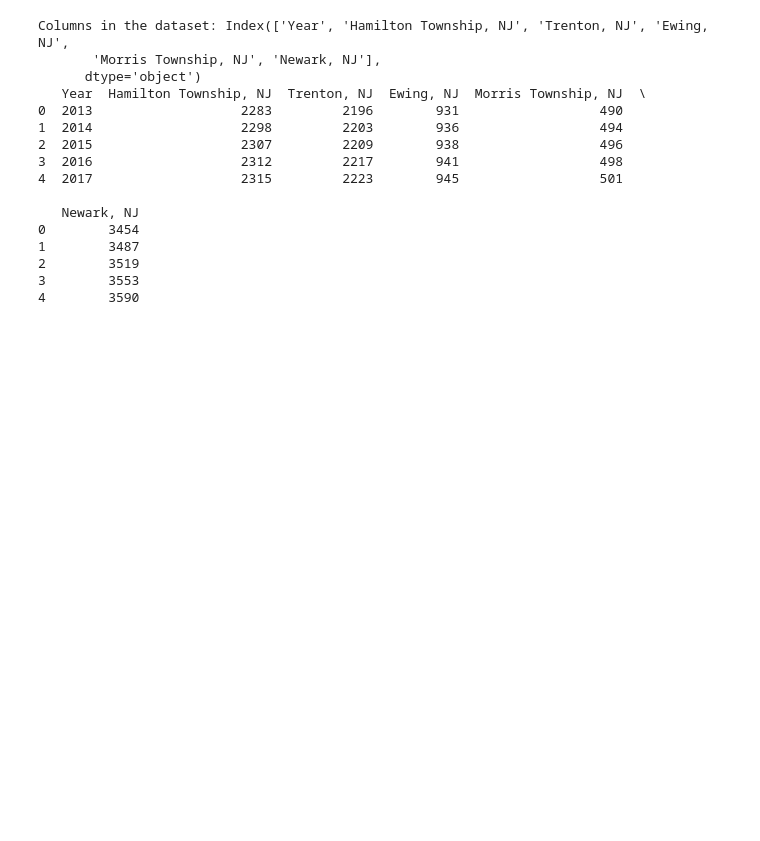
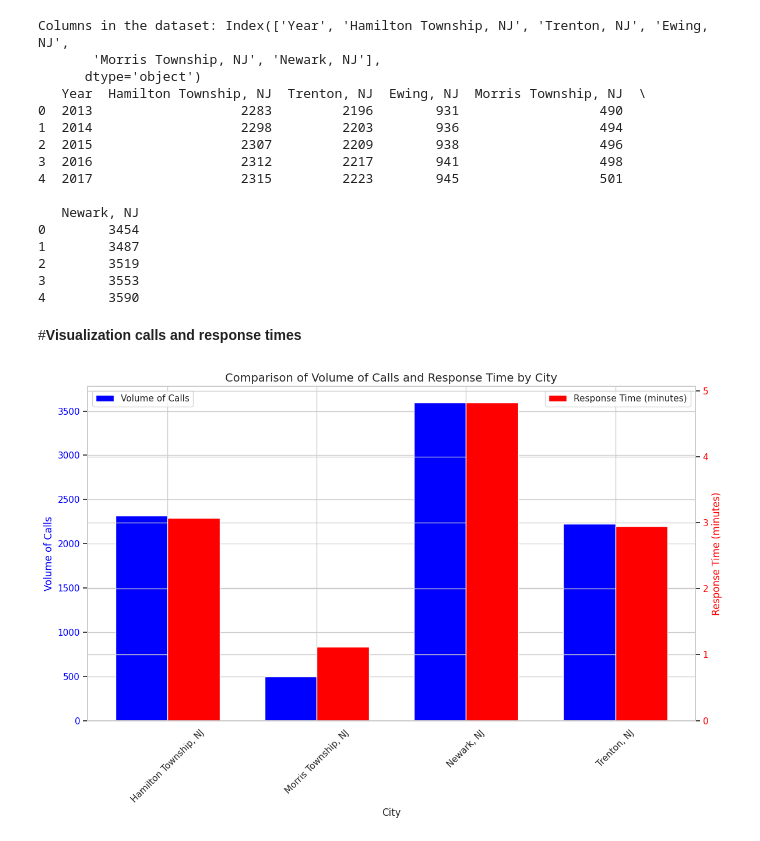
Before and after one commit to erikaguiracocha/Capstone-Project, a Jupyter notebook: capstoneproject1.ipynb, the cells around one changed output. Cells and saved outputs as stored; diff of their text form; code cells hidden in the pictures; blank space fills up the shorter version.

```diff
--- a/capstoneproject1.ipynb
+++ b/capstoneproject1.ipynb
@@ -814,3 +814,83 @@ Columns in the dataset: Index(['Year', 'Hamilton Township, NJ', 'Trenton, NJ', '
 2        3519
 3        3553
 4        3590
+# %% [markdown]
+#**Visualization calls and response times**
+# %%
+import pandas as pd
+import matplotlib.pyplot as plt
+
+# URLs for volume of calls and response times
+volume_url = "https://raw.githubusercontent.com/erikaguiracocha/Data-Visualization-2025/refs/heads/main/volume%20of%20calls.csv"
+response_time_url = "https://raw.githubusercontent.com/erikaguiracocha/Data-Visualization-2025/refs/heads/main/time%20of%20responses.csv"
+
+# Read the CSV files from the URLs
+data_calls = pd.read_csv(volume_url)
+data_response = pd.read_csv(response_time_url)
+
+# Rename columns to match city names for consistency
+data_calls = data_calls.rename(columns={'Hamilton Towship, NJ': 'Hamilton Township, NJ'})
+
+# Reshape the data for easier comparison
+# Volume of Calls
+calls_melted = data_calls.melt(id_vars=['Year'], var_name='City', value_name='Volume of Calls')
+
+# Time of Response: Convert time (HH:MM) into minutes for comparison
+def convert_time_to_minutes(time_str):
+    minutes, seconds = time_str.split(':')
+    return int(minutes) + int(seconds) / 60
+
+data_response_melted = data_response.rename(columns={'Hamilton Towship, NJ': 'Hamilton Township, NJ'})
+data_response_melted = data_response_melted.melt(id_vars=['Year'], var_name='City', value_name='Response Time')
+data_response_melted['Response Time'] = data_response_melted['Response Time'].apply(convert_time_to_minutes)
+
+# Merge both datasets on 'City'
+merged_data = pd.merge(calls_melted, data_response_melted, on=['Year', 'City'])
+
+# Calculate the average volume of calls and response time per city
+city_comparison = merged_data.groupby('City').agg({
+    'Volume of Calls': 'mean',
+    'Response Time': 'mean'
+}).reset_index()
+
+# Plotting the comparison for Volume of Calls and Response Time
+fig, ax1 = plt.subplots(figsize=(12, 8))
+
+# Set bar width
+bar_width = 0.35
+
+# Set positions for the bars
+index = range(len(city_comparison))
+
+# Create the bars for Volume of Calls on the left Y-axis
+ax1.bar(index, city_comparison['Volume of Calls'], bar_width, label='Volume of Calls', color='blue')
+
+# Create a second Y-axis for Response Time
+ax2 = ax1.twinx()
+
+# Create the bars for Response Time on the right Y-axis
+ax2.bar([i + bar_width for i in index], city_comparison['Response Time'], bar_width, label='Response Time (minutes)', color='red')
+
+# Customize the plot
+ax1.set_xlabel('City', fontsize=12)
+ax1.set_ylabel('Volume of Calls', fontsize=12, color='blue')
+ax2.set_ylabel('Response Time (minutes)', fontsize=12, color='red')
+ax1.set_title('Comparison of Volume of Calls and Response Time by City', fontsize=14)
+
+# Set the cities on the X-axis
+ax1.set_xticks([i + bar_width / 2 for i in index])
+ax1.set_xticklabels(city_comparison['City'], rotation=45)
+
+# Set color for the ticks on both axes
+ax1.tick_params(axis='y', labelcolor='blue')
+ax2.tick_params(axis='y', labelcolor='red')
+
+# Add Legends
+ax1.legend(loc='upper left')
+ax2.legend(loc='upper right')
+
+# Show plot
+plt.tight_layout()
+plt.show()
+# %% [output]
+[figure, added]
```
Also changed, not shown: parts of 2 cells of this notebook.
